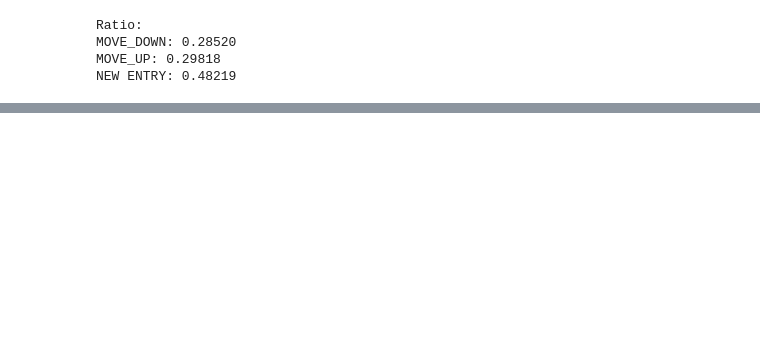
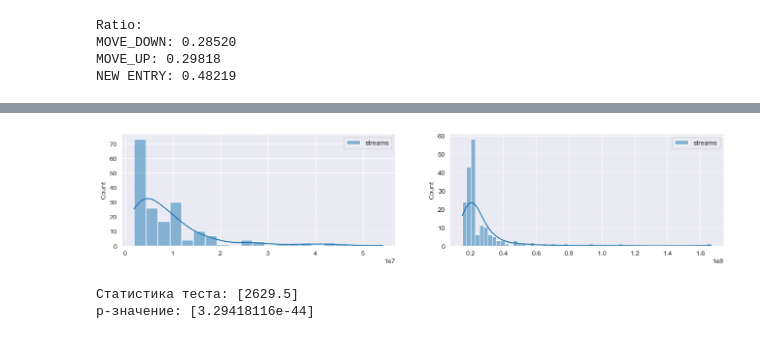
Before and after one commit to kfrsta/smallbigdata, a Jupyter notebook: analysis.ipynb, the cells around one changed output, grey strips where cells are left out. Cells and saved outputs as stored; diff of their text form; code cells hidden in the pictures; blank space fills up the shorter version.

```diff
--- a/analysis.ipynb
+++ b/analysis.ipynb
@@ -352,0 +351,6 @@ plt.show()
+# %%
+before = before.groupby(['date']).sum()
+after = after.groupby(['date']).sum()
+after = after.iloc[:-1]
+
+before.head(5)
@@ -352,0 +365,23 @@ plt.show()
+# %%
+fig = plt.figure()
+fig.set_size_inches(16, 3)
+
+ax1 = plt.subplot(1,2,1)
+sns.histplot(before, kde=True)
+
+ax2 = plt.subplot(1,2,2)
+sns.histplot(after, kde=True)
+
+plt.show()
+# %% [output]
+[figure, added]
+# %%
+from scipy.stats import mannwhitneyu
+
+stat, p_value = mannwhitneyu(before, after)
+
+print('Статистика теста:', stat)
+print('p-значение:', p_value)
+# %% [output]
+Статистика теста: [2629.5]
+p-значение: [3.29418116e-44]
```
Also changed, not shown: parts of 40 cells of this notebook, 4 other files.
